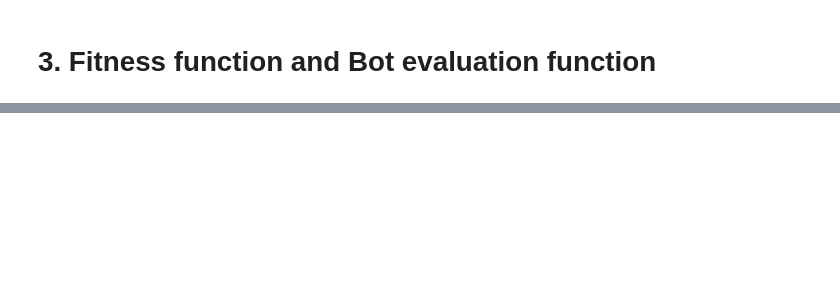
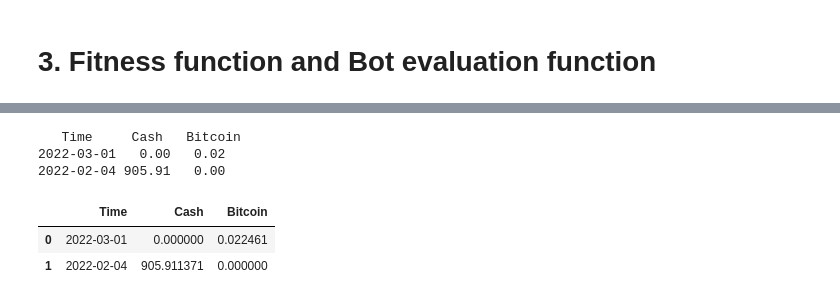
Before and after one commit to jaackies/aias_trading25, a Jupyter notebook: Evaluation.ipynb, the cells around one changed output, grey strips where cells are left out. Saved outputs shown, nothing was run; the diff lists cells and outputs as text; code cells hidden in the pictures; blank space fills up the shorter version.

```diff
--- a/Evaluation.ipynb
+++ b/Evaluation.ipynb
@@ -325,0 +370,10 @@ def bot_evaluation(bot_signals, time, close_price):
+# %%
+#smaema
+bot_evaluation('smaema',5,30, 0.2)
+# %% [output]
+   Time     Cash   Bitcoin
+2022-03-01   0.00   0.02
+2022-02-04 905.91   0.00
+|  | Time | Cash | Bitcoin |
+| 0 | 2022-03-01 | 0.000000 | 0.022461 |
+| 1 | 2022-02-04 | 905.911371 | 0.000000 |
```
Also changed, not shown: parts of 9 cells of this notebook.
